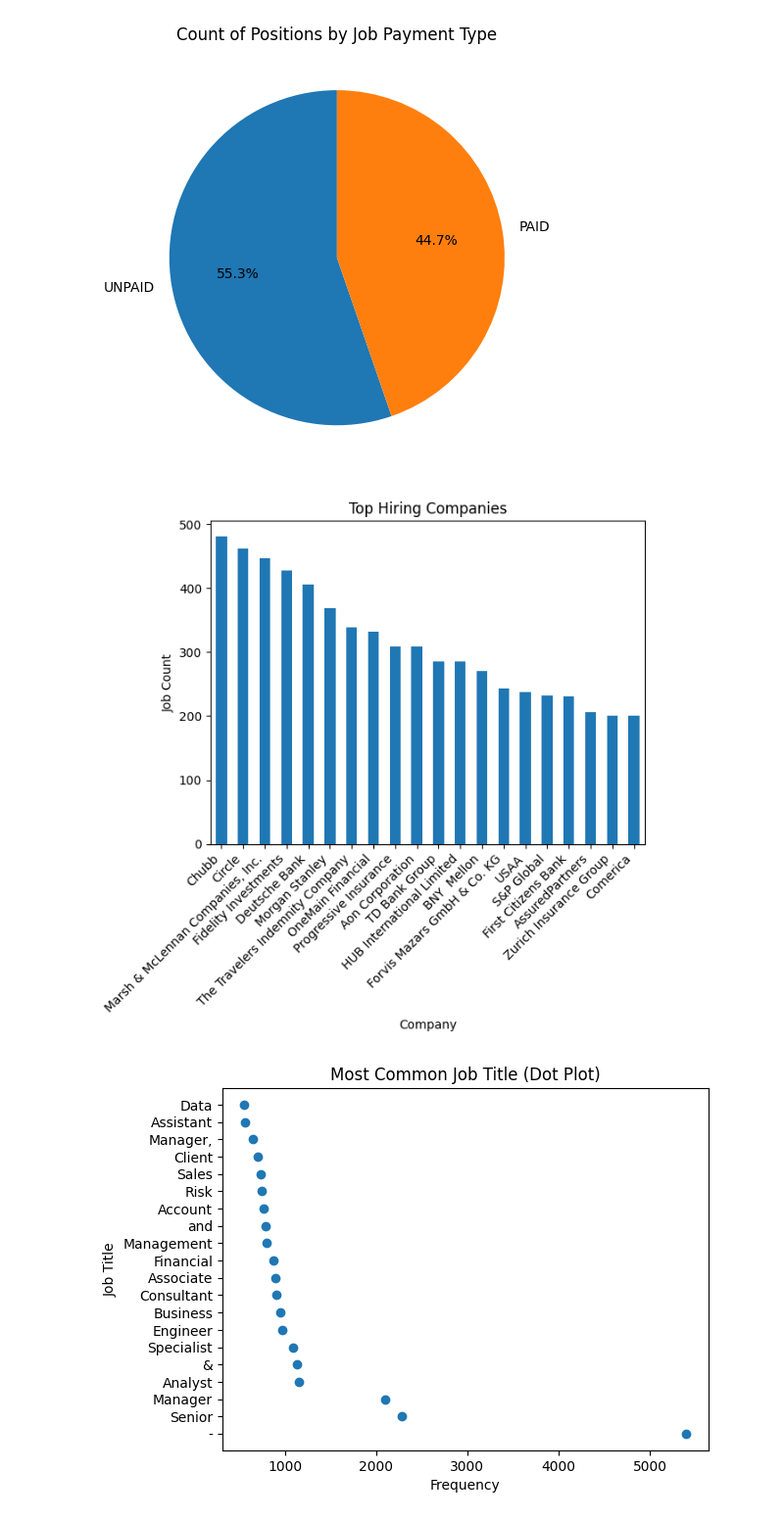
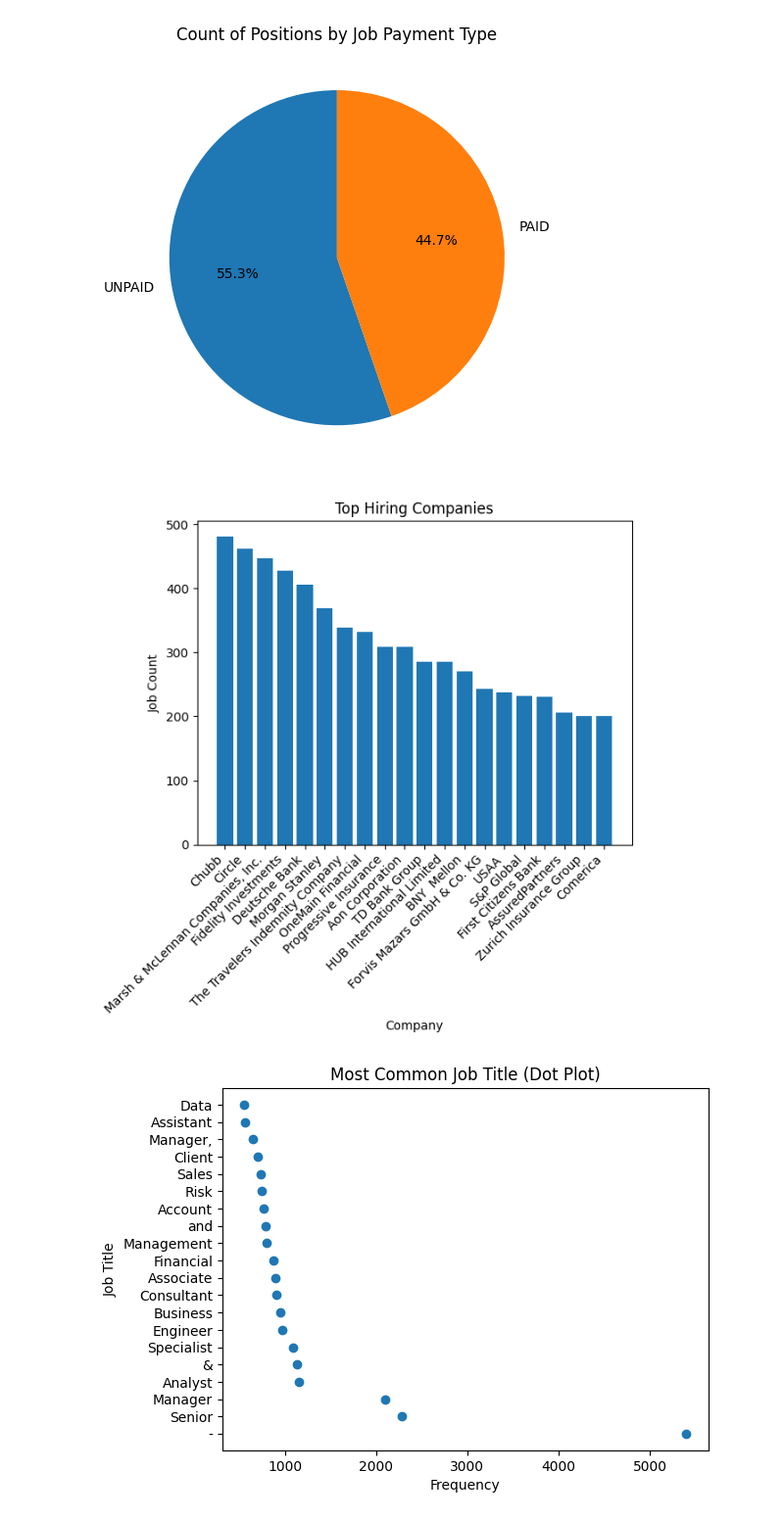
Before and after one commit to tumibytes/cis9650-project03, a Jupyter notebook: term_project_starter.ipynb, the cells around one changed output. Shown at 98% size. Saved outputs shown, nothing was run; the diff lists cells and outputs as text; code cells hidden in the pictures.

Commit message:
added commets for hiring companies

```diff
--- a/term_project_starter.ipynb
+++ b/term_project_starter.ipynb
@@ -358,18 +358,19 @@ plt.show()
 # %%
 # plot the hiring companies
 
+# Grab the 20 companies that posted the most jobs
 company_count = df_flat["companyName"].value_counts().head(20)
 
-company_count.plot(kind="bar")
+# Draw a bar chart using matplotlib
+plt.bar(company_count.index, company_count.values)
+plt.xlabel("Company") # Name the x-axis
+plt.ylabel("Job Count") # Name the y-axis
+plt.title("Top Hiring Companies")  # Give the chart a title
 
-plt.xlabel("Company")
-plt.ylabel("Job Count")
-plt.title("Top Hiring Companies")
-plt.xticks(rotation=45, ha='right')
-
+plt.xticks(rotation=45, ha='right') # Rotate the company names so they're easier to read
 plt.show()
 # %% [output]
-[figure, old version]
+[figure, new version]
 # %%
 # plot the most common job title (Dot Plot)
 
```
